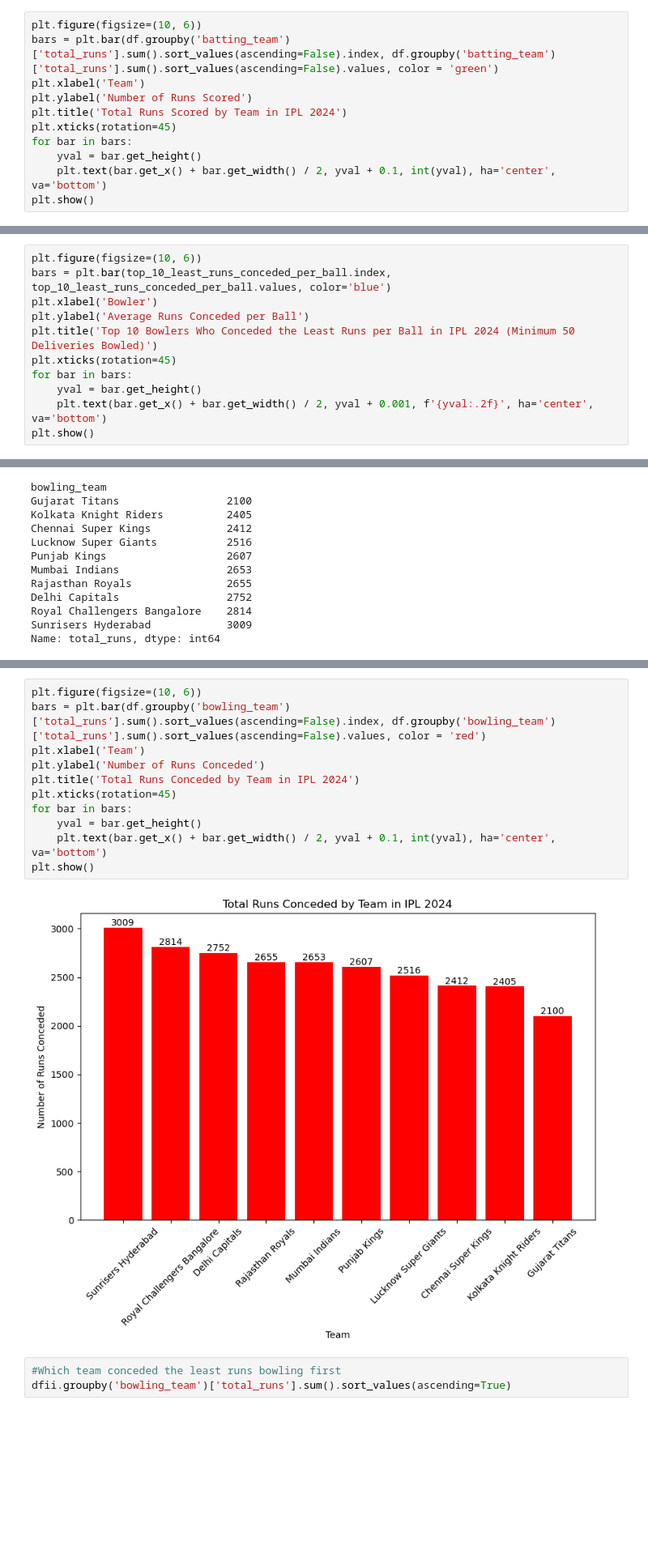
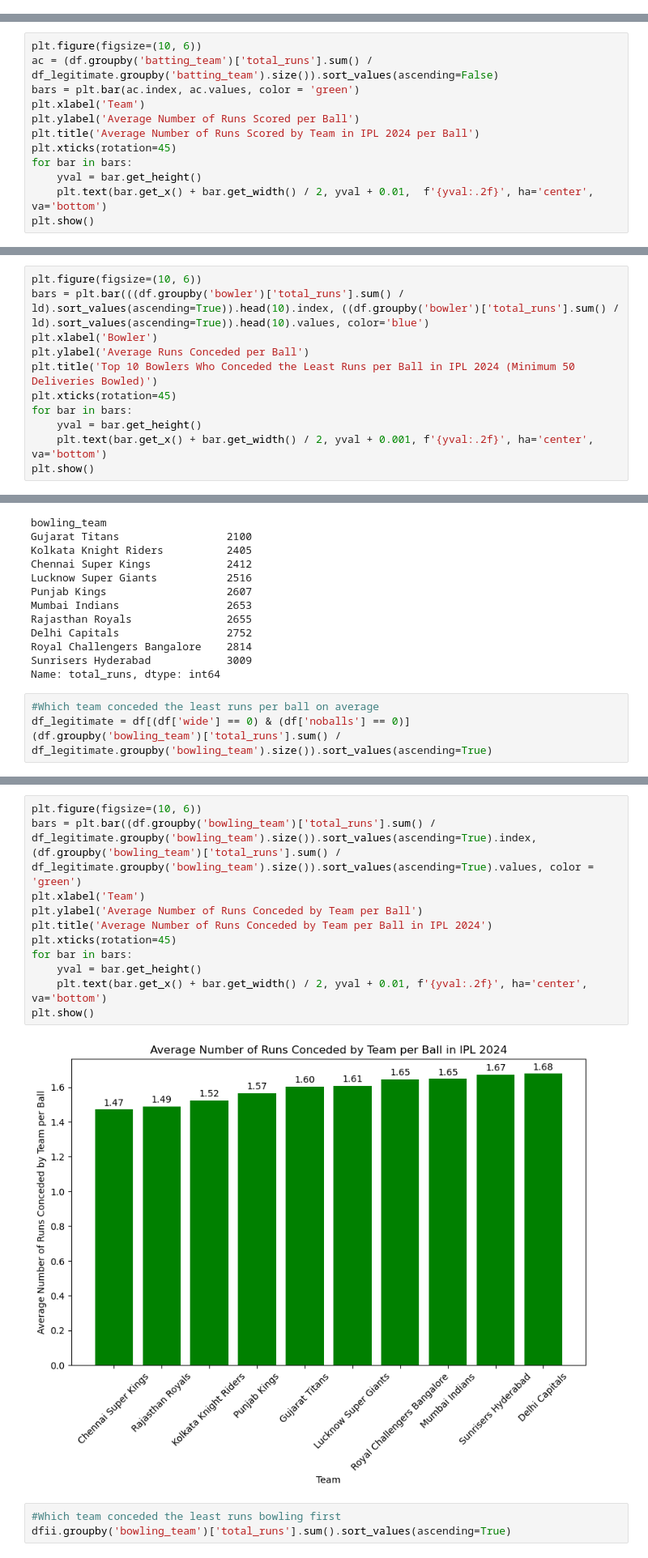
Before and after one commit to ayianshariff2/projects, a Jupyter notebook: IPL 2024 Analysis Project.ipynb, the cells around one changed output, grey strips where cells are left out. Shown at 81% size. Cells and saved outputs as stored; diff of their text form; blank space fills up the shorter version.

```diff
--- a/IPL 2024 Analysis Project.ipynb
+++ b/IPL 2024 Analysis Project.ipynb
@@ -566,14 +566,3 @@ Punjab Kings                   2482
 Lucknow Super Giants           2474
 Gujarat Titans                 2038
 Name: total_runs, dtype: int64
-# %%
-plt.figure(figsize=(10, 6))
-bars = plt.bar(df.groupby('batting_team')['total_runs'].sum().sort_values(ascending=False).index, df.groupby('batting_team')['total_runs'].sum().sort_values(ascending=False).values, color = 'green')
-plt.xlabel('Team')
-plt.ylabel('Number of Runs Scored')
-plt.title('Total Runs Scored by Team in IPL 2024')
-plt.xticks(rotation=45)
-for bar in bars:
-    yval = bar.get_height()
-    plt.text(bar.get_x() + bar.get_width() / 2, yval + 0.1, int(yval), ha='center', va='bottom')
-plt.show()
@@ -598,3 +584,15 @@ Rajasthan Royals               1.510590
 Lucknow Super Giants           1.504866
 Gujarat Titans                 1.450534
 dtype: float64
+# %%
+plt.figure(figsize=(10, 6))
+ac = (df.groupby('batting_team')['total_runs'].sum() / df_legitimate.groupby('batting_team').size()).sort_values(ascending=False)
+bars = plt.bar(ac.index, ac.values, color = 'green')
+plt.xlabel('Team')
+plt.ylabel('Average Number of Runs Scored per Ball')
+plt.title('Average Number of Runs Scored by Team in IPL 2024 per Ball')
+plt.xticks(rotation=45)
+for bar in bars:
+    yval = bar.get_height()
+    plt.text(bar.get_x() + bar.get_width() / 2, yval + 0.01,  f'{yval:.2f}', ha='center', va='bottom')
+plt.show()
@@ -719,7 +719,7 @@ Pathirana        1.318182
 dtype: float64
 # %%
 plt.figure(figsize=(10, 6))
-bars = plt.bar(top_10_least_runs_conceded_per_ball.index, top_10_least_runs_conceded_per_ball.values, color='blue')
+bars = plt.bar(((df.groupby('bowler')['total_runs'].sum() / ld).sort_values(ascending=True)).head(10).index, ((df.groupby('bowler')['total_runs'].sum() / ld).sort_values(ascending=True)).head(10).values, color='blue')
 plt.xlabel('Bowler')
 plt.ylabel('Average Runs Conceded per Ball')
 plt.title('Top 10 Bowlers Who Conceded the Least Runs per Ball in IPL 2024 (Minimum 50 Deliveries Bowled)')
@@ -765,3 +765,7 @@ Delhi Capitals                 2752
 Royal Challengers Bangalore    2814
 Sunrisers Hyderabad            3009
 Name: total_runs, dtype: int64
+# %%
+#Which team conceded the least runs per ball on average
+df_legitimate = df[(df['wide'] == 0) & (df['noballs'] == 0)]
+(df.groupby('bowling_team')['total_runs'].sum() / df_legitimate.groupby('bowling_team').size()).sort_values(ascending=True)
@@ -768,16 +785,16 @@ Name: total_runs, dtype: int64
 # %%
 plt.figure(figsize=(10, 6))
-bars = plt.bar(df.groupby('bowling_team')['total_runs'].sum().sort_values(ascending=False).index, df.groupby('bowling_team')['total_runs'].sum().sort_values(ascending=False).values, color = 'red')
+bars = plt.bar((df.groupby('bowling_team')['total_runs'].sum() / df_legitimate.groupby('bowling_team').size()).sort_values(ascending=True).index, (df.groupby('bowling_team')['total_runs'].sum() / df_legitimate.groupby('bowling_team').size()).sort_values(ascending=True).values, color = 'green')
 plt.xlabel('Team')
-plt.ylabel('Number of Runs Conceded')
-plt.title('Total Runs Conceded by Team in IPL 2024')
+plt.ylabel('Average Number of Runs Conceded by Team per Ball')
+plt.title('Average Number of Runs Conceded by Team per Ball in IPL 2024')
 plt.xticks(rotation=45)
 for bar in bars:
     yval = bar.get_height()
-    plt.text(bar.get_x() + bar.get_width() / 2, yval + 0.1, int(yval), ha='center', va='bottom')
+    plt.text(bar.get_x() + bar.get_width() / 2, yval + 0.01, f'{yval:.2f}', ha='center', va='bottom')
 plt.show()
 # %% [output]
-[figure, old version]
+[figure, new version]
 # %%
 #Which team conceded the least runs bowling first
 dfii.groupby('bowling_team')['total_runs'].sum().sort_values(ascending=True)
```
Also changed, not shown: parts of 5 cells of this notebook.
